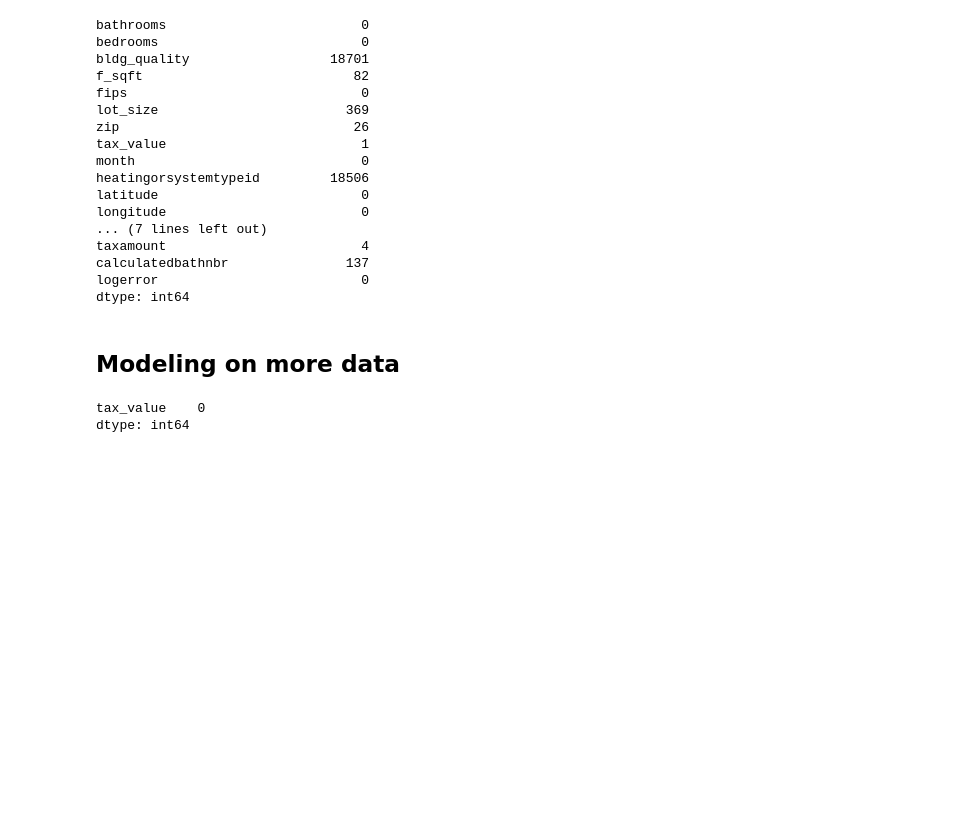
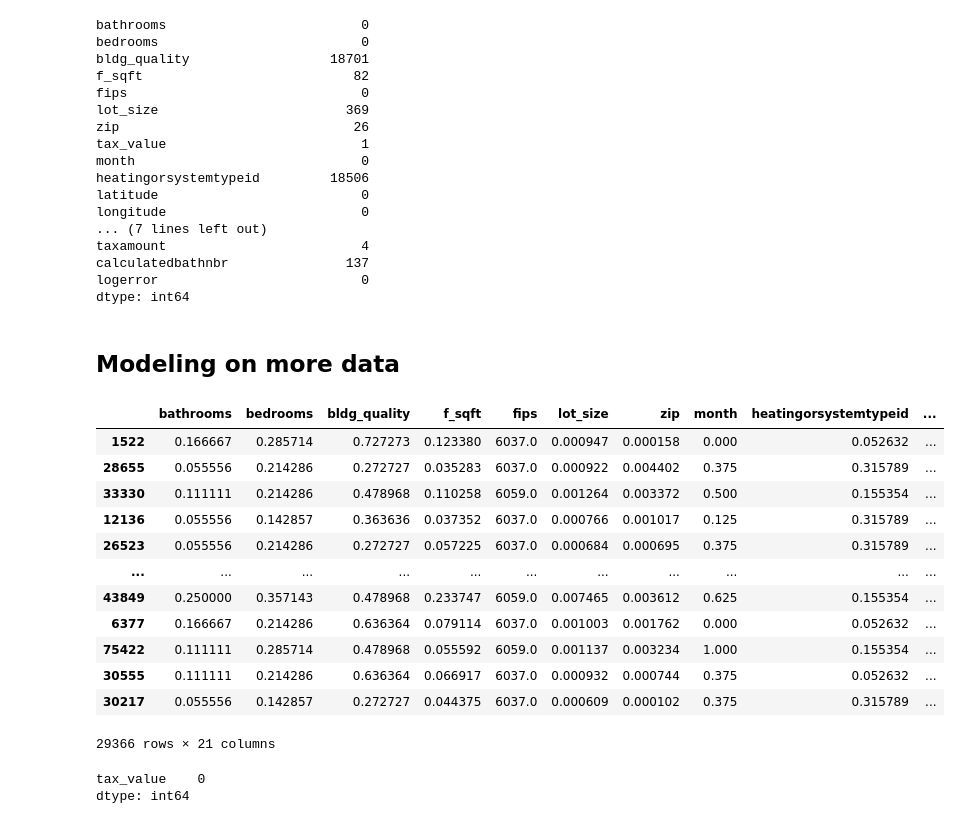
Before and after one commit to etclark3/clustering-exercises, a Jupyter notebook: explore_zillow.ipynb, the cells around one changed output. Cells and saved outputs as stored; diff of their text form; code cells hidden in the pictures; blank space fills up the shorter version.

```diff
--- a/explore_zillow.ipynb
+++ b/explore_zillow.ipynb
@@ -269,6 +269,22 @@ train_scaled, validate_scaled, test_scaled, y_train, y_validate, y_test = scale(
        'rawcensustractandblock', 'censustractandblock', 'roomcnt', 'unitcnt',
        'yearbuilt', 'landtaxvaluedollarcnt', 'structuretaxvaluedollarcnt',
        'taxamount', 'calculatedbathnbr', 'logerror'], target='tax_value')
+# %%
+train_scaled
+# %% [output]
+|  | bathrooms | bedrooms | bldg_quality | f_sqft | fips | lot_size | zip | month | heatingorsystemtypeid | ... |
+| 1522 | 0.166667 | 0.285714 | 0.727273 | 0.123380 | 6037.0 | 0.000947 | 0.000158 | 0.000 | 0.052632 | ... |
+| 28655 | 0.055556 | 0.214286 | 0.272727 | 0.035283 | 6037.0 | 0.000922 | 0.004402 | 0.375 | 0.315789 | ... |
+| 33330 | 0.111111 | 0.214286 | 0.478968 | 0.110258 | 6059.0 | 0.001264 | 0.003372 | 0.500 | 0.155354 | ... |
+| 12136 | 0.055556 | 0.142857 | 0.363636 | 0.037352 | 6037.0 | 0.000766 | 0.001017 | 0.125 | 0.315789 | ... |
+| 26523 | 0.055556 | 0.214286 | 0.272727 | 0.057225 | 6037.0 | 0.000684 | 0.000695 | 0.375 | 0.315789 | ... |
+| ... | ... | ... | ... | ... | ... | ... | ... | ... | ... | ... |
+| 43849 | 0.250000 | 0.357143 | 0.478968 | 0.233747 | 6059.0 | 0.007465 | 0.003612 | 0.625 | 0.155354 | ... |
+| 6377 | 0.166667 | 0.214286 | 0.636364 | 0.079114 | 6037.0 | 0.001003 | 0.001762 | 0.000 | 0.052632 | ... |
+| 75422 | 0.111111 | 0.285714 | 0.478968 | 0.055592 | 6059.0 | 0.001137 | 0.003234 | 1.000 | 0.155354 | ... |
+| 30555 | 0.111111 | 0.214286 | 0.636364 | 0.066917 | 6037.0 | 0.000932 | 0.000744 | 0.375 | 0.052632 | ... |
+| 30217 | 0.055556 | 0.142857 | 0.272727 | 0.044375 | 6037.0 | 0.000609 | 0.000102 | 0.375 | 0.315789 | ... |
+29366 rows × 21 columns
 # %%
 y_train.isnull().sum()
 # %% [output]
```
Also changed, not shown: parts of 50 cells of this notebook.
